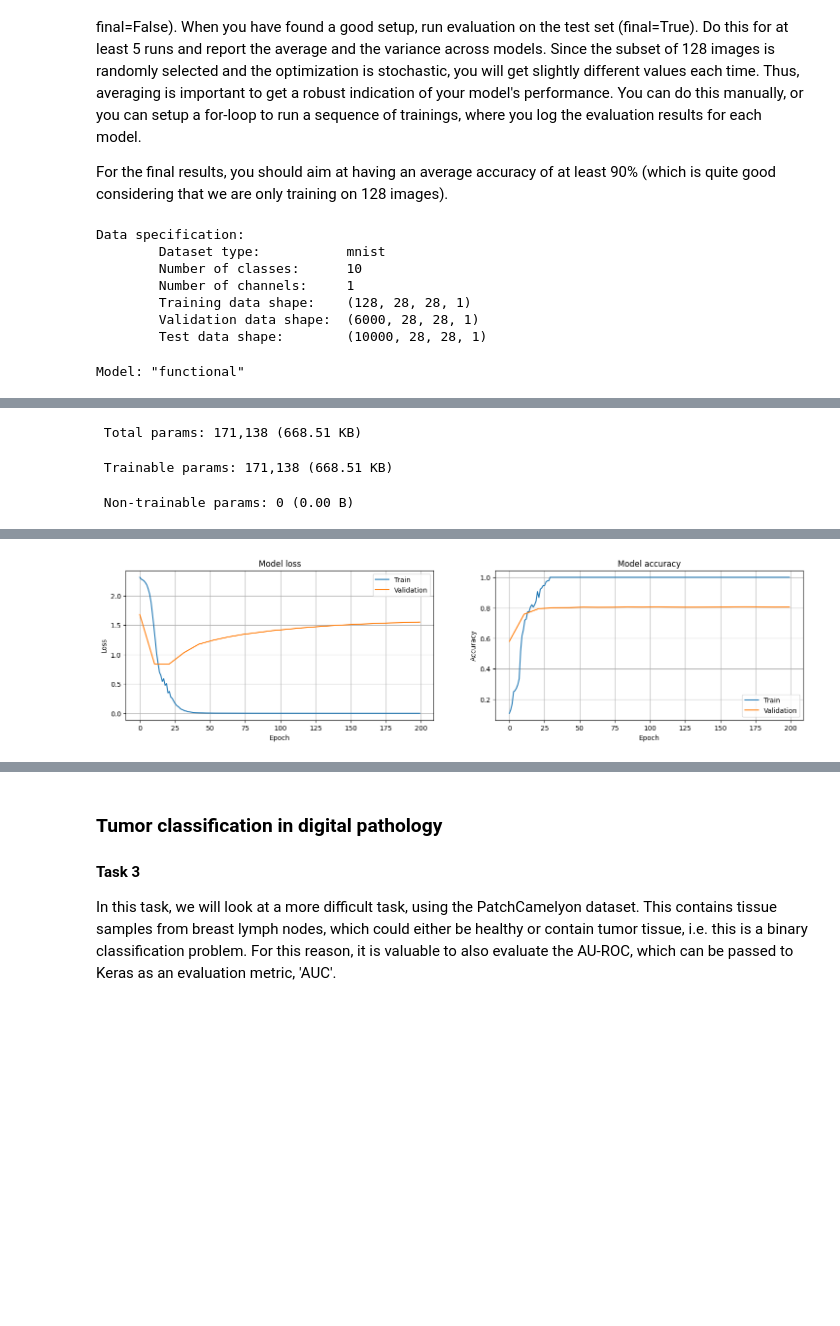
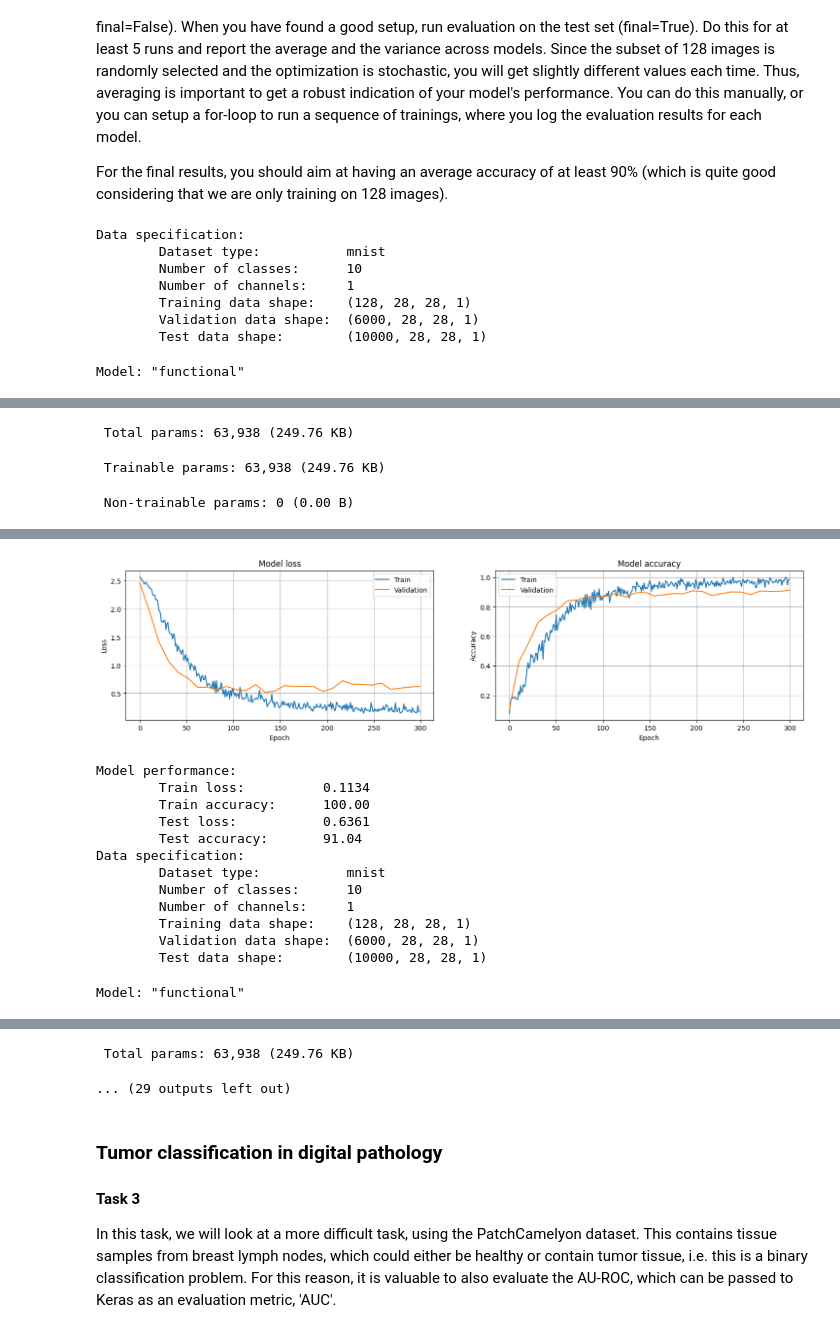
Before and after one commit to Djurson/TNM112, a Jupyter notebook: Lab2/lab02.ipynb, the cells around one changed output, grey strips where cells are left out. Drawn from its saved outputs; the diff is of its cells as text; code cells hidden in the pictures; blank space fills up the shorter version.

```diff
--- a/Lab2/lab02.ipynb
+++ b/Lab2/lab02.ipynb
@@ -244,45 +244,56 @@ def conv_block(x, N, channels, kernel_size, activation, padding='same'):
         x = layers.Conv2D(channels, kernel_size=kernel_size, activation=activation, padding=padding)(x)
     return layers.MaxPooling2D(pool_size=(2, 2))(x)
 
-epochs = 200
+epochs = 300
 batch_size = 64
 
 # For setting up averaging over multiple training runs
-#K = 5
-#acc = np.zeros((K,2))
-#for k in range(K):
+K = 5
+acc = np.zeros((K,2))
+for k in range(K):
 
 # MNIST with 128 randomly selected training images
-data = data_generator.DataGenerator()
-data.generate(dataset='mnist', N_train=128)
+    data = data_generator.DataGenerator()
+    data.generate(dataset='mnist', N_train=128)
 
-keras.backend.clear_session()
+    keras.backend.clear_session()
 
-x      = layers.Input(shape=data.x_train.shape[1:])
-conv1  = conv_block(x, N=2, channels=8, kernel_size=(3,3), activation='relu', padding='same')
-conv2  = conv_block(conv1, N=2, channels=16, kernel_size=(3,3), activation='relu', padding='same')
-conv3  = conv_block(conv2, N=2, channels=32, kernel_size=(3,3), activation='relu', padding='same')
-flat1  = layers.Flatten()(conv3)
+    x      = layers.Input(shape=data.x_train.shape[1:])
 
-dense1 = layers.Dense(512, activation='relu')(flat1)
-y = layers.Dense(data.K, activation='softmax')(dense1)
+    shear = keras.layers.RandomShear(0.08, 0.08)(x)
+    zoom = keras.layers.RandomZoom(0.08)(shear)
+    trans = keras.layers.RandomTranslation(0.08, 0.08)(zoom)
+    rot = keras.layers.RandomRotation(0.1)(trans)
 
-model = keras.models.Model(inputs=x, outputs=y)
-model.summary()
+    conv1  = conv_block(rot, N=2, channels=8, kernel_size=(3,3), activation='relu', padding='same')
+    conv2  = conv_block(conv1, N=2, channels=16, kernel_size=(3,3), activation='relu', padding='same')
+    conv3  = conv_block(conv2, N=2, channels=32, kernel_size=(3,3), activation='relu', padding='same')
+    flat1  = layers.Flatten()(conv3)
 
-opt = keras.optimizers.Adam()
-model.compile(loss='categorical_crossentropy', optimizer=opt, metrics=['accuracy'])
-log = model.fit(data.x_train, data.y_train_oh, batch_size=batch_size, epochs=epochs,
+    dense1 = layers.Dense(128, activation='relu', kernel_regularizer=keras.regularizers.L2(l2=0.001))(flat1)
+    dropd1  = keras.layers.Dropout(0.2)(dense1)
+    dense2 = layers.Dense(64, activation='relu', kernel_regularizer=keras.regularizers.L2(l2=0.001))(dropd1)
+    dropd2  = keras.layers.Dropout(0.2)(dense2)
+    y = layers.Dense(data.K, activation='softmax')(dropd2)
+
+    model = keras.models.Model(inputs=x, outputs=y)
+    model.summary()
+
+    opt = keras.optimizers.Adam()
+    model.compile(loss='categorical_crossentropy', optimizer=opt, metrics=['accuracy'])
+    log = model.fit(data.x_train, data.y_train_oh, batch_size=batch_size, epochs=epochs,
                 validation_data=(data.x_valid, data.y_valid_oh), validation_freq=10,  # We don't need to evaluate at each epoch
                 verbose=True)
 
-util.evaluate(model, data, final=False)
-util.plot_training(log)
+    # util.evaluate(model, data, final=False)
+    util.plot_training(log)
 
 # When you are finished with hyper-parameter tuning, you should evaluate
 # your model on the test set, and average over 5 trainings. If you want
 # to do this automatically, you can setup a foor loop and store each evaluation
-#acc[k,:] = util.evaluate(model, data, final=True)
+    acc[k,:] = util.evaluate(model, data, final=True)
+
+print(f"Average accuracy: {np.mean(acc[:,1]):.4f} ± {np.std(acc[:,1]):.4f}")
 # %% [output]
 Data specification:
         Dataset type:           mnist
@@ -311,4 +322,4 @@ Model: "functional"
 └─────────────────────────────────┴────────────────────────┴───────────────┘
- Total params: 171,138 (668.51 KB)
+ Total params: 63,938 (249.76 KB)
- Trainable params: 171,138 (668.51 KB)
+ Trainable params: 63,938 (249.76 KB)
  Non-trainable params: 0 (0.00 B)
@@ -332 +343,14 @@ Epoch 6/200
-[figure, old version]
+[figure, new version]
+Model performance:
+        Train loss:          0.1134
+        Train accuracy:      100.00
+        Test loss:           0.6361
+        Test accuracy:       91.04
+Data specification:
+        Dataset type:           mnist
+        Number of classes:      10
+        Number of channels:     1
+        Training data shape:    (128, 28, 28, 1)
+        Validation data shape:  (6000, 28, 28, 1)
+        Test data shape:        (10000, 28, 28, 1)
+Model: "functional"
@@ -333,3 +374,5 @@ Epoch 6/200
+ Total params: 63,938 (249.76 KB)
+... (29 outputs left out)
 # %% [markdown]
 ### Tumor classification in digital pathology
 #### Task 3
```
Also changed, not shown: parts of 6 cells of this notebook, 4 other files.
